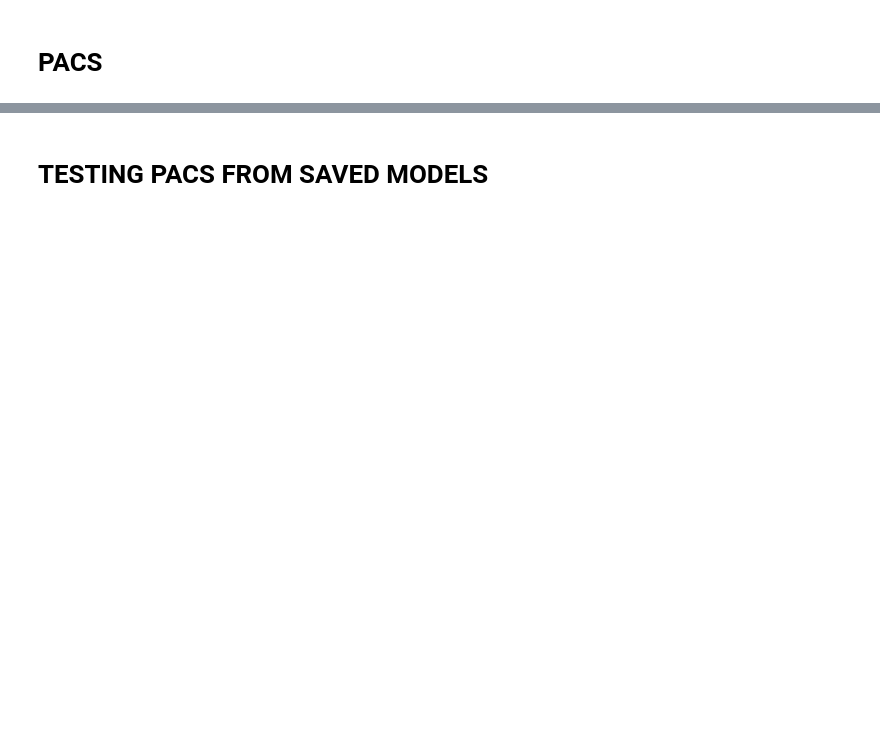
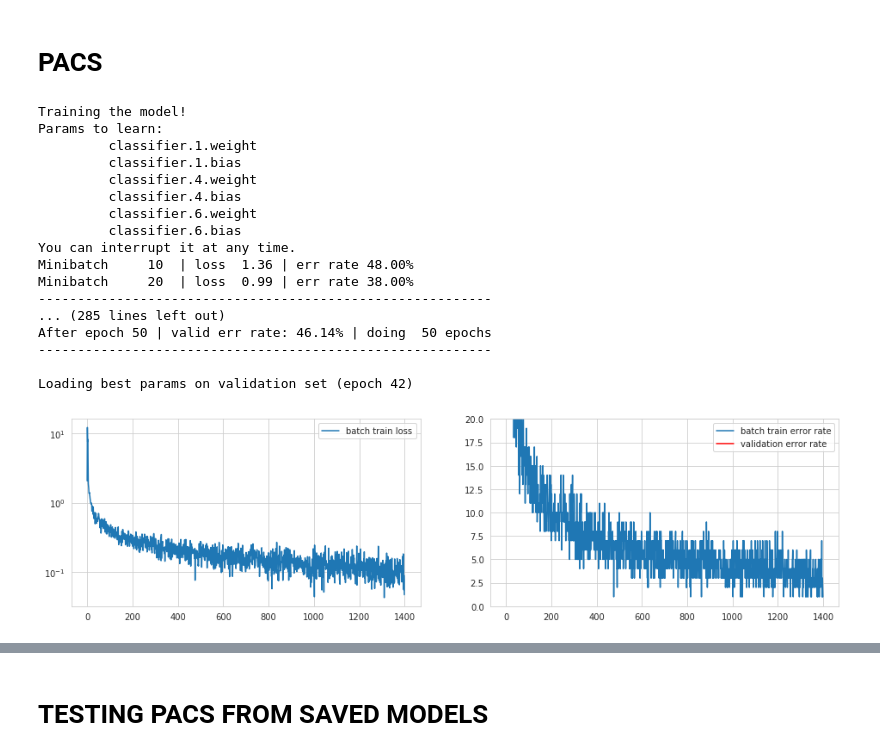
Before and after one commit to MarWit/nn_project, a Jupyter notebook: AlexNet Tests.ipynb, the cells around one changed output, grey strips where cells are left out. Drawn from its saved outputs; the diff is of its cells as text; code cells hidden in the pictures; blank space fills up the shorter version.

Commit message:
Training AlexNet on PACS - second attempt

```diff
--- a/AlexNet Tests.ipynb
+++ b/AlexNet Tests.ipynb
@@ -19,22 +15,42 @@ ds = datasets()
 ds.create_dataset('pacs', pacs='art_painting', pacs_heuristic=True)
 batch_loader = ds.batch_loader(256)
 
-epoch = 10
+epoch = 50
+log_every = 10
 # %%
 net = alexnet(pretrained=True)
 
 # pick what to train
 
 for param in net.parameters():
     param.requires_grad = False
 
 net.classifier = alex_classifier(8)
 
 criterion = nn.NLLLoss()
 optimizer = optim.Adam(net.classifier.parameters(), lr=0.001)
 
-train(net, batch_loader, optimizer, criterion, num_epochs = epoch, cuda = cuda)
-save_model(net, 'pacs_art_painting')
+train(net, batch_loader, optimizer, criterion, num_epochs = epoch, cuda = cuda, log_every = log_every)
+save_model(net, 'pacs_art_painting_full')
+# %% [output]
+Training the model!
+Params to learn:
+         classifier.1.weight
+         classifier.1.bias
+         classifier.4.weight
+         classifier.4.bias
+         classifier.6.weight
+         classifier.6.bias
+You can interrupt it at any time.
+Minibatch     10  | loss  1.36 | err rate 48.00%
+Minibatch     20  | loss  0.99 | err rate 38.00%
+----------------------------------------------------------
+... (285 lines left out)
+After epoch 50 | valid err rate: 46.14% | doing  50 epochs
+----------------------------------------------------------
+
+Loading best params on validation set (epoch 42)
+[figure, added]
 # %%
 ds.create_dataset('pacs', pacs='cartoon', pacs_heuristic=True)
 batch_loader = ds.batch_loader(256)
```
Also changed, not shown: parts of 5 cells of this notebook, 1 other file.
